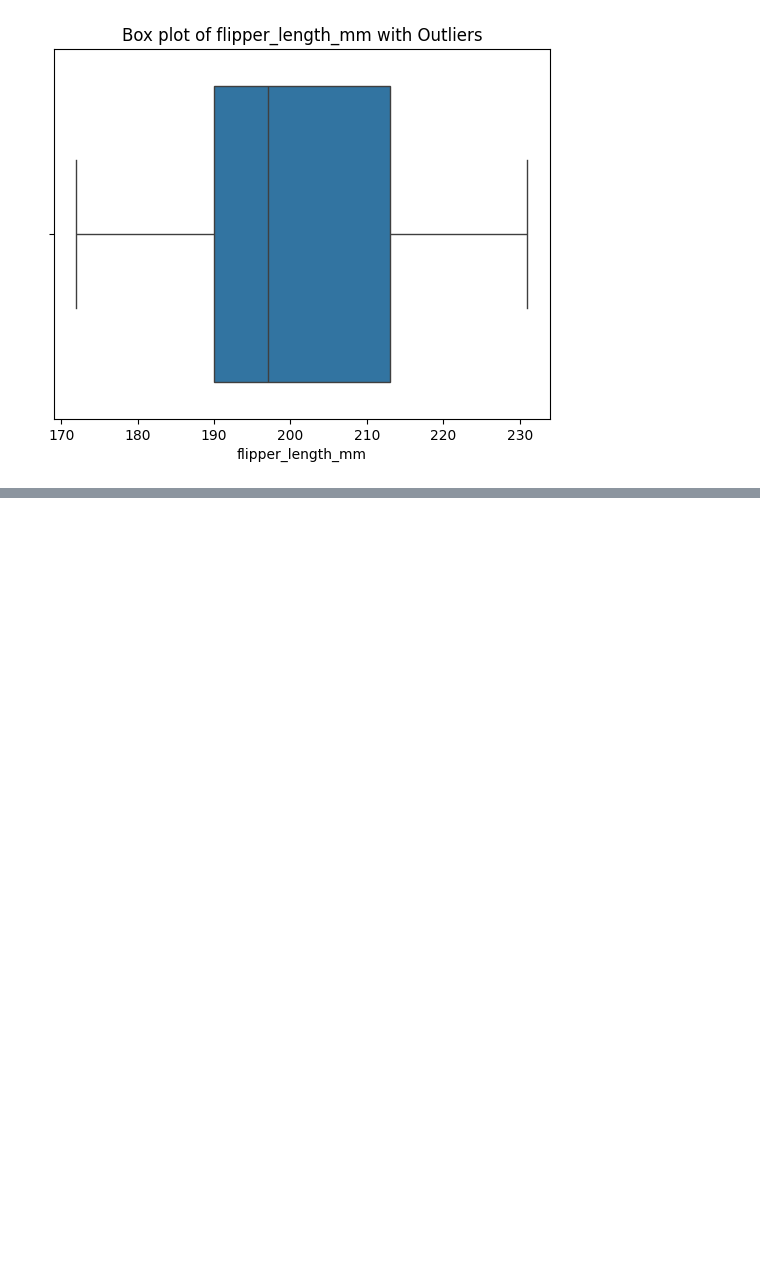
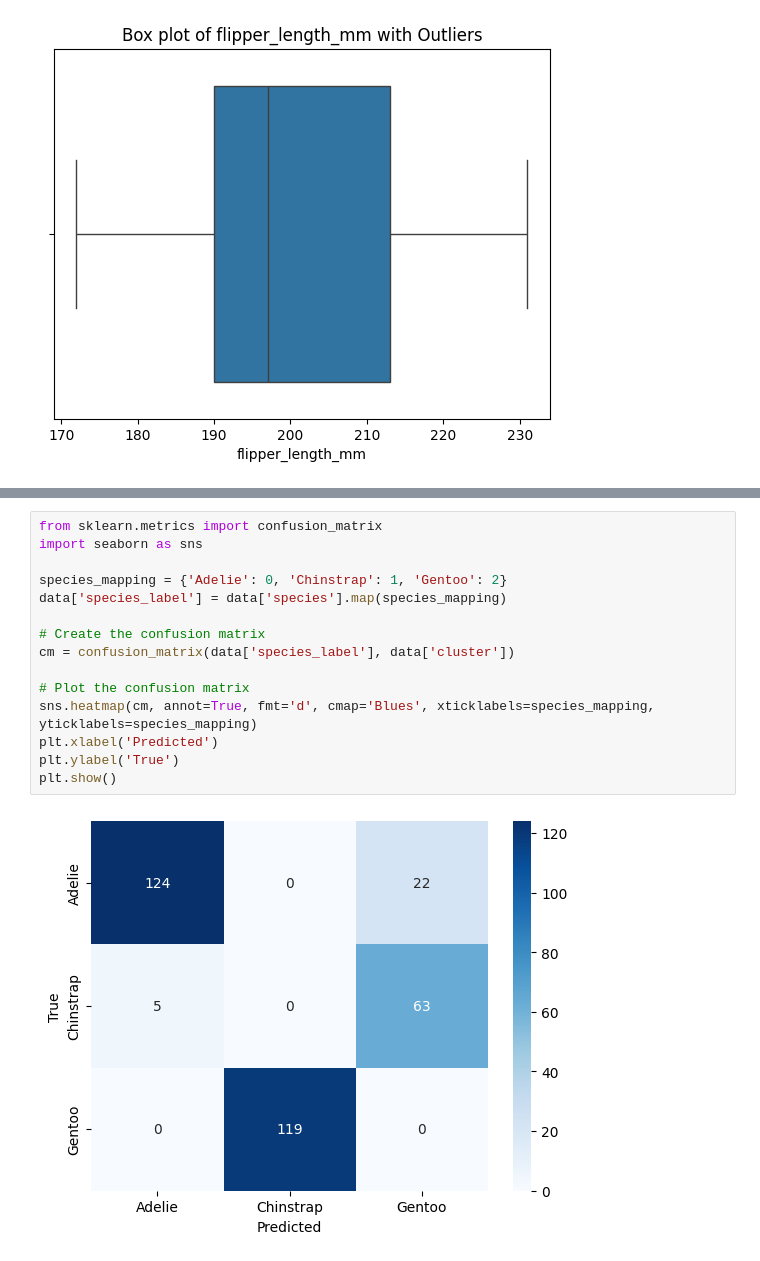
Before and after one commit to carinachu22/introtoAI, a Jupyter notebook: penguins.ipynb, the cells around one changed output, grey strips where cells are left out. Drawn from its saved outputs; the diff is of its cells as text; blank space fills up the shorter version.

```diff
--- a/penguins.ipynb
+++ b/penguins.ipynb
@@ -227,0 +282,17 @@ Index: []
+# %%
+from sklearn.metrics import confusion_matrix
+import seaborn as sns
+
+species_mapping = {'Adelie': 0, 'Chinstrap': 1, 'Gentoo': 2}
+data['species_label'] = data['species'].map(species_mapping)
+
+# Create the confusion matrix
+cm = confusion_matrix(data['species_label'], data['cluster'])
+
+# Plot the confusion matrix
+sns.heatmap(cm, annot=True, fmt='d', cmap='Blues', xticklabels=species_mapping, yticklabels=species_mapping)
+plt.xlabel('Predicted')
+plt.ylabel('True')
+plt.show()
+# %% [output]
+[figure, added]
```
Also changed, not shown: parts of 6 cells of this notebook.
